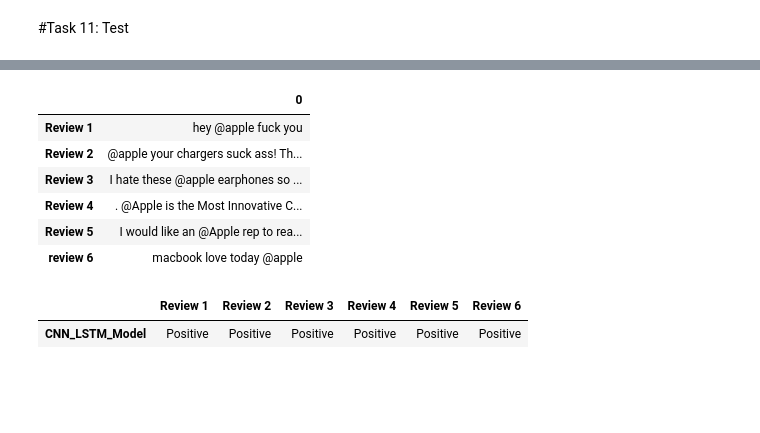
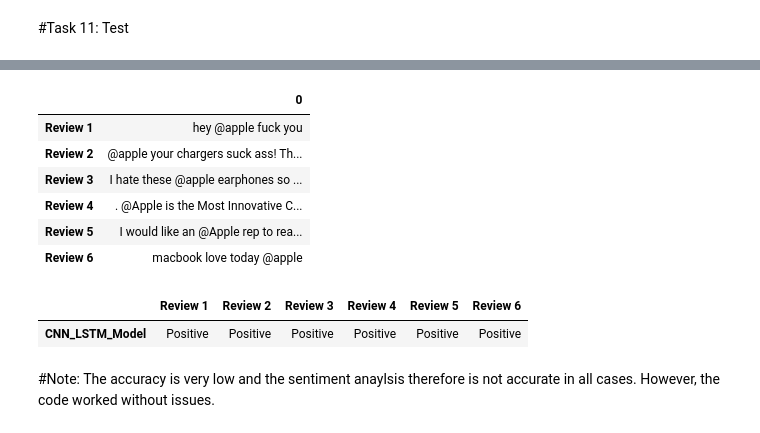
Before and after one commit to annycruzsalcedo/2023-Predictive-Analytics, a Jupyter notebook: final_project.ipynb, the cells around one changed output, grey strips where cells are left out. Cells and saved outputs as stored; diff of their text form; code cells hidden in the pictures; blank space fills up the shorter version.

```diff
--- a/final_project.ipynb
+++ b/final_project.ipynb
@@ -807,21 +801,23 @@ WARNING:tensorflow:6 out of the last 149 calls to <function Model.make_predict_f
 # %%
 # df_reviews = pd.DataFrame(reviews, index=["Review 1", "Review 2"])
-df_reviews = pd.DataFrame(reviews, index=["Review 1", "Review 2", "Review 3", "Review 4", "Review 5", "review 6"])
+df_reviews = pd.DataFrame(reviews, index=["Review 1", "Review 2", "Review 3", "Review 4", "Review 5", "Review 6"])
 
 display(HTML(df_reviews.to_html()))
 
 # df = pd.DataFrame.from_dict(results, orient ='index', columns = ["Review 1", "Review 2"])
 df = pd.DataFrame.from_dict(results, orient ='index', columns = ["Review 1", "Review 2", "Review 3", "Review 4", "Review 5", "Review 6"])
 
 df.style.set_table_styles([{"selector": ".row2,.row3,.row6", "props": [("border", "2px solid black"), ("color", "black"), ("background-color", "lightgreen")]},
                            {"selector": "thead", "props":"background-color:aqua; color:black; border:3px solid black;"}])
 # %% [output]
 |  | 0 |
 | Review 1 | hey @apple fuck you |
 | Review 2 | @apple your chargers suck ass! Th... |
 | Review 3 | I hate these @apple earphones so ... |
 | Review 4 | . @Apple is the Most Innovative C... |
 | Review 5 | I would like an @Apple rep to rea... |
-| review 6 | macbook love today @apple |
+| Review 6 | macbook love today @apple |
 |  | Review 1 | Review 2 | Review 3 | Review 4 | Review 5 | Review 6 |
 | CNN_LSTM_Model | Positive | Positive | Positive | Positive | Positive | Positive |
+# %% [markdown]
+#Note: The accuracy is very low and the sentiment anaylsis therefore is not accurate in all cases. However, the code worked without issues.
```
Also changed, not shown: parts of 6 cells of this notebook.
